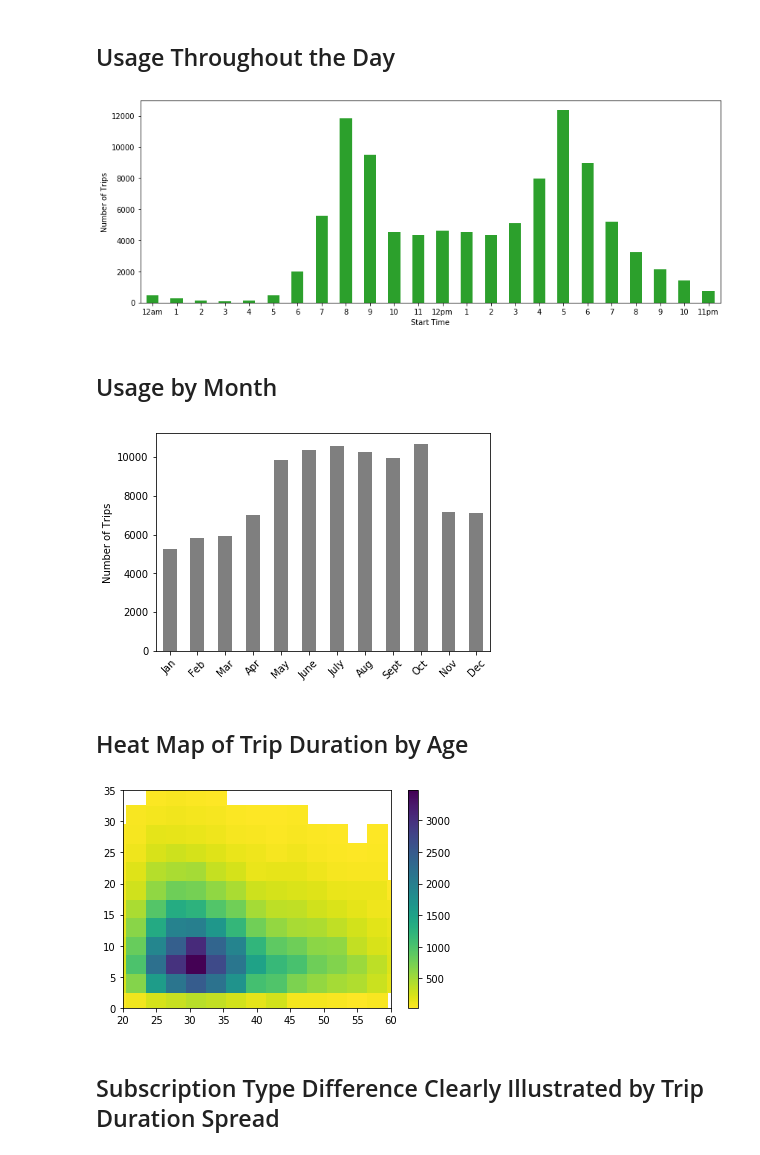
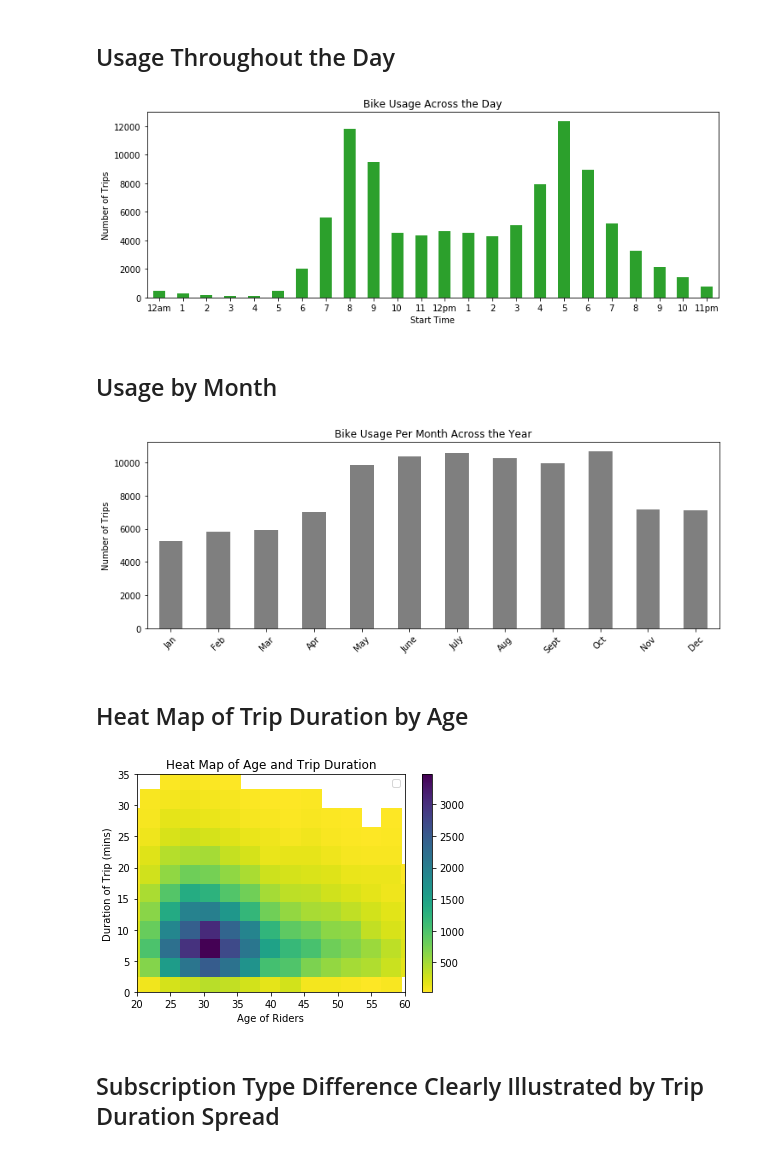
Before and after one commit to juliouribe/Visualizing_Bike_Data, a Jupyter notebook: Explanatory_Visualizations.ipynb, the cells around one changed output. Cells and saved outputs as stored; diff of their text form; code cells hidden in the pictures.

```diff
--- a/Explanatory_Visualizations.ipynb
+++ b/Explanatory_Visualizations.ipynb
@@ -58,7 +59,7 @@ plt.xlabel('User Type');
 # %% [markdown]
 ## Usage Throughout the Day
 # %%
-plt.figure(figsize = (14,5))
+plt.figure(figsize = (12,4))
 base_color = sb.color_palette()[2]
 # hours = ['12am', '1am', '2am', '3am', '4am', '5am', '6am', '7am', '8am', '9am', '10am', '11am',
 #         '12pm', '1pm', '2pm', '3pm', '4pm', '5pm', '6pm', '7pm', '8pm', '9pm', '10pm', '11pm']
@@ -74,39 +75,45 @@ labs = ax.get_xticklabels()
 # change the xticks
 plt.xticks(pos,hours, rotation = 'horizontal')
 plt.xlabel('Start Time')
-plt.ylabel('Number of Trips');
+plt.ylabel('Number of Trips')
+plt.title('Bike Usage Across the Day');
 # %% [output]
-[figure, old version]
+[figure, new version]
 # %% [markdown]
 ## Usage by Month
 # %%
+plt.figure(figsize = (12,4))
 base_color = sb.color_palette()[7]
 months = ['Jan', 'Feb', 'Mar', 'Apr', 'May', 'June', 'July', 'Aug', 'Sept', 'Oct', 'Nov', 'Dec']
 sf_bikes.groupby(sf_bikes.start_time.dt.month).bike_id.count().plot(kind='bar', color = base_color)
 # get the plot axes information
 ax = plt.gca()
 # get xtick positions
 pos = ax.get_xticks().tolist()
 # get xtick labels
 labs = ax.get_xticklabels()
 # change the xticks
 plt.xticks(pos,months, rotation = '45')
 plt.xlabel('')
-plt.ylabel('Number of Trips');
+plt.ylabel('Number of Trips')
+plt.title('Bike Usage Per Month Across the Year');
 # %% [output]
-[figure, old version]
+[figure, new version]
 # %% [markdown]
 ## Heat Map of Trip Duration by Age
 # %%
 bins_x = np.arange(17.5, 70.5+3, 3)
 bins_y = np.arange(-0.5, 100.5+3, 3)
 plt.hist2d(data = sf_bikes, x = 'age', y = 'duration_min',
-           bins = [bins_x, bins_y], cmap = 'viridis_r', cmin = 35)
+           bins = [bins_x, bins_y], cmap = 'viridis_r', cmin = 35, label = 'Number of Trips')
 plt.colorbar()
 plt.xlim(20, 60)
-plt.ylim(0, 35);
+plt.ylim(0, 35)
+plt.xlabel('Age of Riders')
+plt.ylabel('Duration of Trip (mins)')
+plt.title("Heat Map of Age and Trip Duration");
 # %% [output]
-[figure, old version]
+[figure, new version]
 # %% [markdown]
 ## Subscription Type Difference Clearly Illustrated by Trip Duration Spread
 # %%
```
Also changed, not shown: parts of 4 cells of this notebook.
